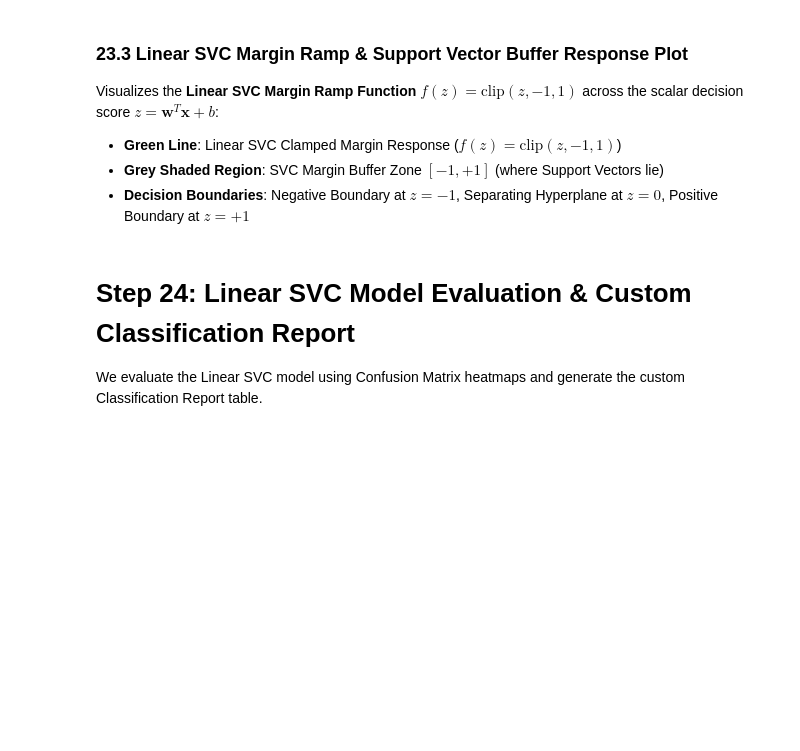
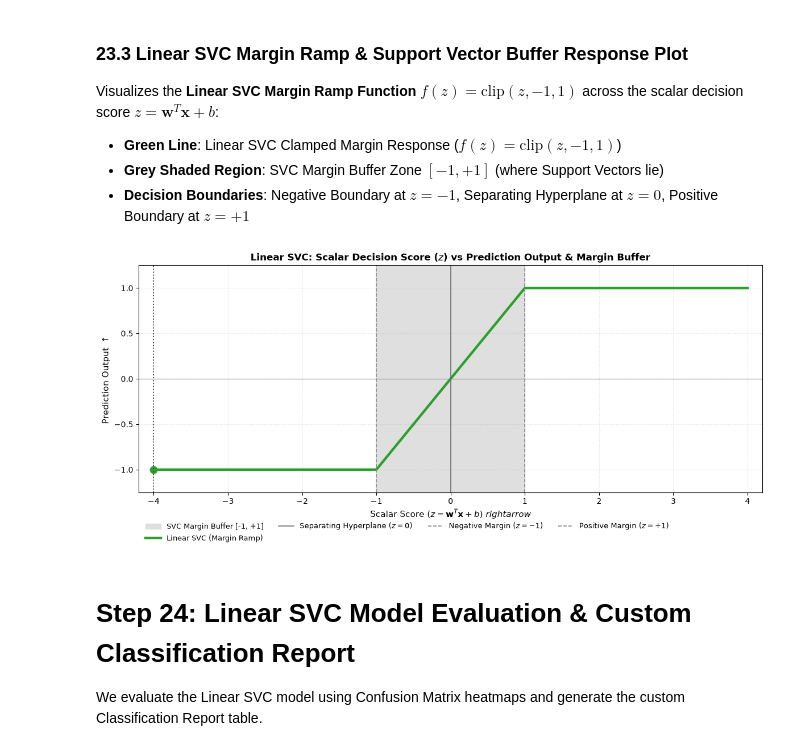
Before and after one commit to wjnotl/online-forum-communicative-intent-classification, a Jupyter notebook: intent classification.ipynb, the cells around one changed output. Cells and saved outputs as stored; diff of their text form; code cells hidden in the pictures; blank space fills up the shorter version.

```diff
--- a/intent classification.ipynb
+++ b/intent classification.ipynb
@@ -1617,35 +1711,36 @@ z_range = np.linspace(-4, 4, 500)
 svc_ramp = np.clip(z_range, -1.0, 1.0)
 
 plt.figure(figsize=(12, 5.5))
 
 # 1. Highlight SVC Margin Buffer [-1, +1]
 plt.axvspan(-1, 1, color='#dcdcdc', alpha=0.9, label='SVC Margin Buffer [-1, +1]')
 
 # 2. Plot Linear SVC Clamped Margin Ramp Curve (Green)
 plt.plot(z_range, svc_ramp, color='#2ca02c', linewidth=3.2, label='Linear SVC (Margin Ramp)')
 
 # 3. Reference Coordinate Axes
 plt.axhline(0, color='#888888', linestyle='-', linewidth=0.9)
 plt.axvline(0, color='#666666', linestyle='-', linewidth=1.1, label='Separating Hyperplane ($z=0$)')
 plt.axvline(-1, color='#888888', linestyle='--', linewidth=1.2, label='Negative Margin ($z=-1$)')
 plt.axvline(1, color='#888888', linestyle='--', linewidth=1.2, label='Positive Margin ($z=+1$)')
 
 # 4. Highlight Saturated Anchor Point at z = -4
 plt.plot(-4, -1.0, 'o', color='#2ca02c', markersize=9)
 plt.axvline(-4, color='#444444', linestyle=':', linewidth=1.4)
 
 plt.title("Linear SVC: Scalar Decision Score ($z$) vs Prediction Output & Margin Buffer", fontsize=12, fontweight='bold')
-plt.xlabel(r"Scalar Score ($z = \mathbf{w}^T \mathbf{x} + b$) $
-ightarrow$", fontsize=11)
+plt.xlabel(r"Scalar Score ($z = \mathbf{w}^T \mathbf{x} + b$) $rightarrow$", fontsize=11)
 plt.ylabel(r"Prediction Output $\uparrow$", fontsize=11)
 plt.xlim(-4.2, 4.2)
 plt.ylim(-1.25, 1.25)
 plt.yticks([-1.0, -0.5, 0.0, 0.5, 1.0])
 plt.xticks([-4, -3, -2, -1, 0, 1, 2, 3, 4])
 plt.legend(loc='lower left', bbox_to_anchor=(0.0, -0.25), ncol=4, frameon=False, fontsize=9.5)
 plt.grid(True, linestyle=':', alpha=0.4)
 plt.tight_layout()
 plt.show()
+# %% [output]
+[figure, added]
 # %% [markdown]
 # Step 24: Linear SVC Model Evaluation & Custom Classification Report
 We evaluate the Linear SVC model using Confusion Matrix heatmaps and generate the custom Classification Report table.
```
Also changed, not shown: parts of 18 cells of this notebook.
